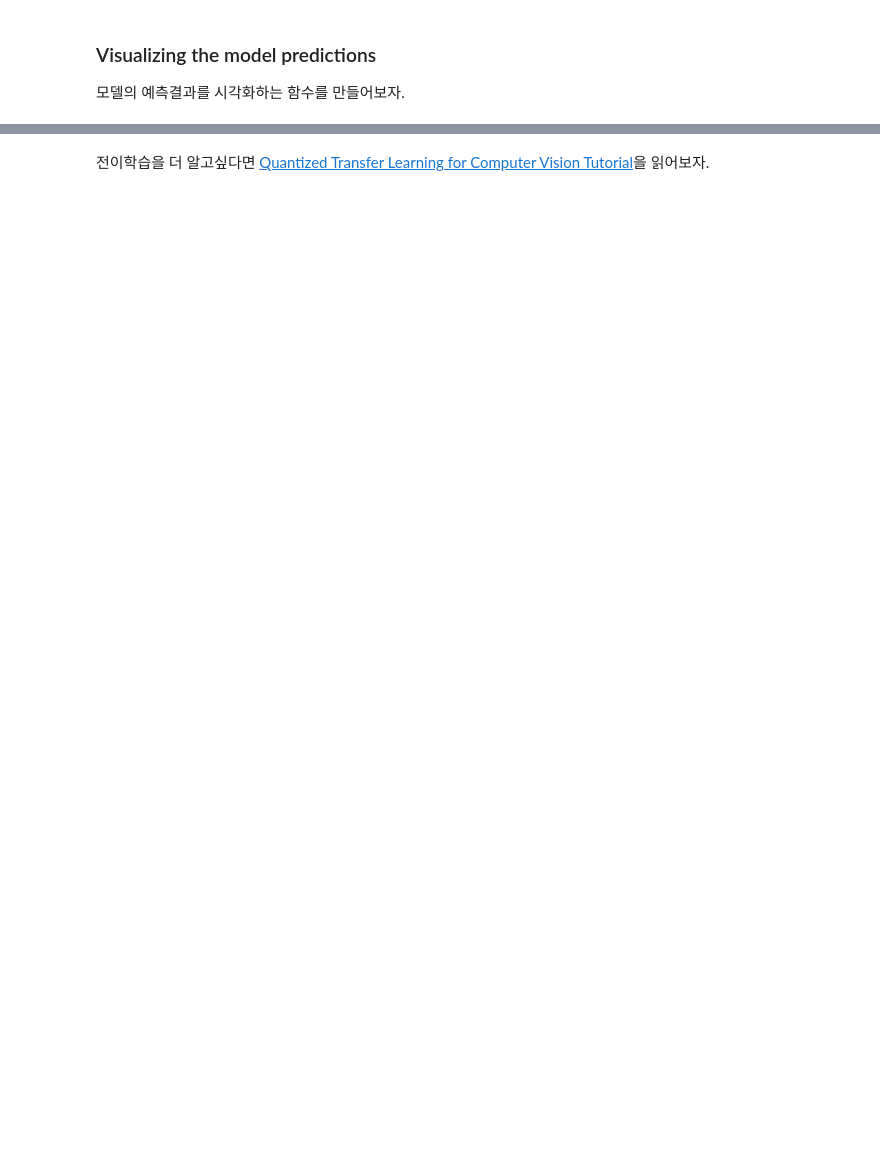
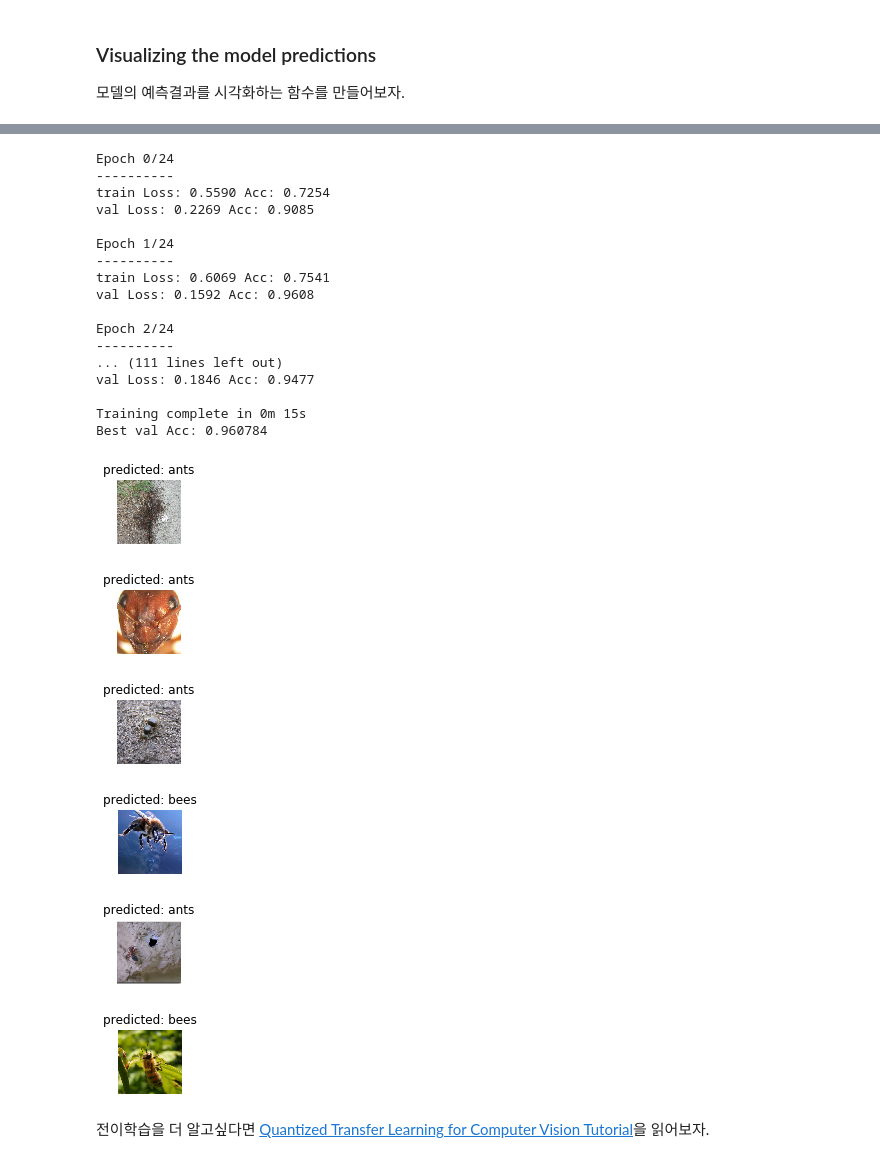
Before and after one commit to TypingCat/pytorch-tutorial, a Jupyter notebook: 2 Image and Video/2 Transfer Learning.ipynb, the cells around one changed output, grey strips where cells are left out. Drawn from its saved outputs; the diff is of its cells as text; code cells hidden in the pictures; blank space fills up the shorter version.

```diff
--- a/2 Image and Video/2 Transfer Learning.ipynb
+++ b/2 Image and Video/2 Transfer Learning.ipynb
@@ -236,9 +280,32 @@ exp_lr_scheduler = lr_scheduler.StepLR(optimizer_conv, step_size=7, gamma=0.1)
 # %%
-model_conv = train_model(model_conv, criterion, optimizer_conv,
-                         exp_lr_scheduler, num_epochs=25)
+model_conv = train_model(model_conv, criterion, optimizer_conv, exp_lr_scheduler, num_epochs=25)
 visualize_model(model_conv)
 
 plt.ioff()
 plt.show()
+# %% [output]
+Epoch 0/24
+----------
+train Loss: 0.5590 Acc: 0.7254
+val Loss: 0.2269 Acc: 0.9085
+
+Epoch 1/24
+----------
+train Loss: 0.6069 Acc: 0.7541
+val Loss: 0.1592 Acc: 0.9608
+
+Epoch 2/24
+----------
+... (111 lines left out)
+val Loss: 0.1846 Acc: 0.9477
+
+Training complete in 0m 15s
+Best val Acc: 0.960784
+[figure, added]
+[figure, added]
+[figure, added]
+[figure, added]
+[figure, added]
+[figure, added]
 # %% [markdown]
 전이학습을 더 알고싶다면 [Quantized Transfer Learning for Computer Vision Tutorial](https://pytorch.org/tutorials/intermediate/quantized_transfer_learning_tutorial.html)을 읽어보자.
```
Also changed, not shown: parts of 20 cells of this notebook.
